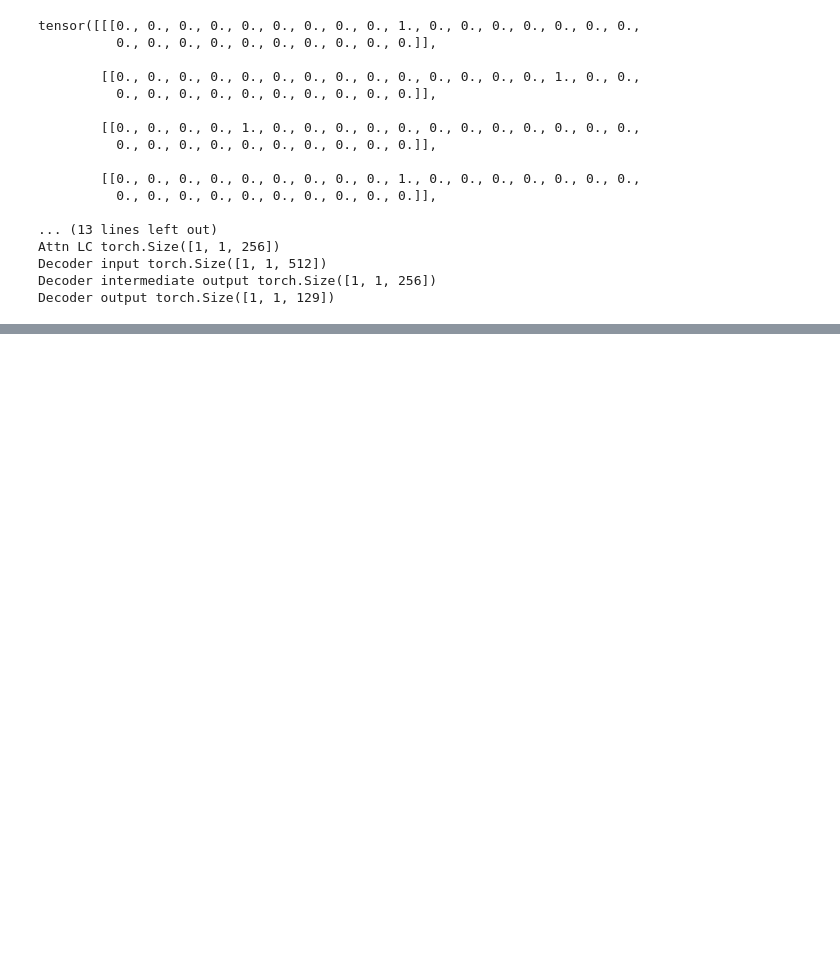
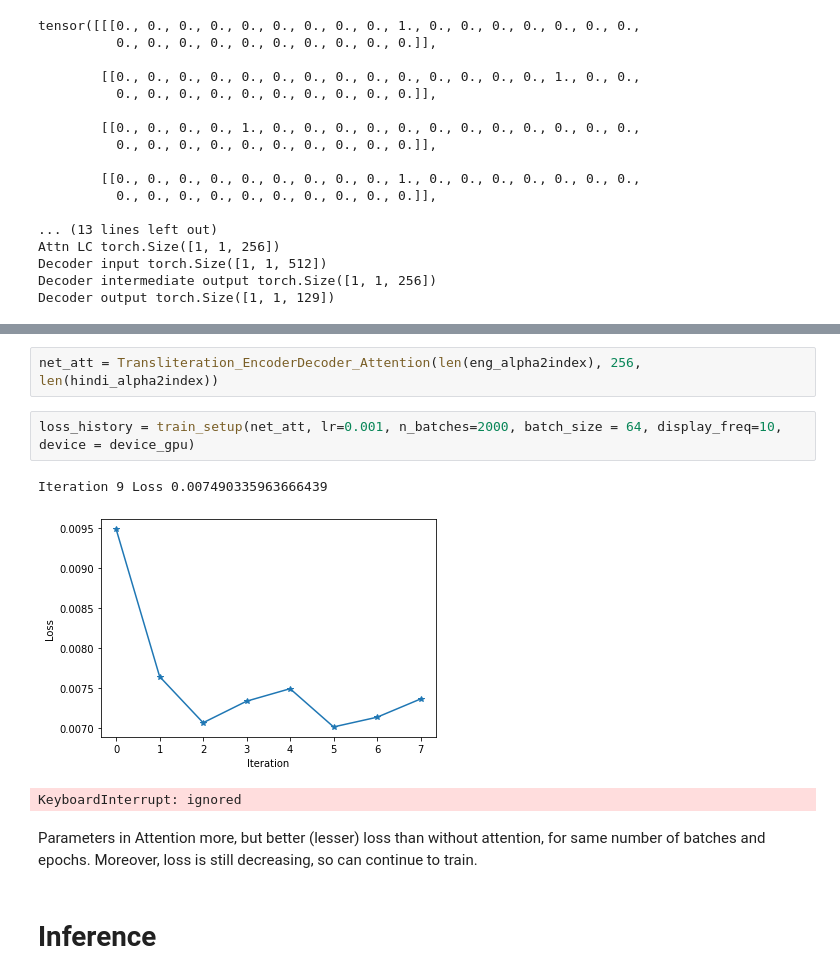
Before and after one commit to sonamkshenoy/EngToHindi-Transliteration-and-LanguageClassific, a Jupyter notebook: EncoderDecoderArchitecture.ipynb, the cells around one changed output, grey strips where cells are left out. Saved outputs shown, nothing was run; the diff lists cells and outputs as text; blank space fills up the shorter version.

```diff
--- a/EncoderDecoderArchitecture.ipynb
+++ b/EncoderDecoderArchitecture.ipynb
@@ -782,0 +856,12 @@ Attn is the alpha values [1, 6
+# %%
+net_att = Transliteration_EncoderDecoder_Attention(len(eng_alpha2index), 256, len(hindi_alpha2index))
+# %%
+loss_history = train_setup(net_att, lr=0.001, n_batches=2000, batch_size = 64, display_freq=10, device = device_gpu)
+# %% [output]
+Iteration 9 Loss 0.007490335963666439
+[figure, added]
+KeyboardInterrupt: ignored
+# %% [markdown]
+Parameters in Attention more, but better (lesser) loss than without attention, for same number of batches and epochs. Moreover, loss is still decreasing, so can continue to train.
+# %% [markdown]
+# Inference
```
Also changed, not shown: parts of 19 cells of this notebook.
